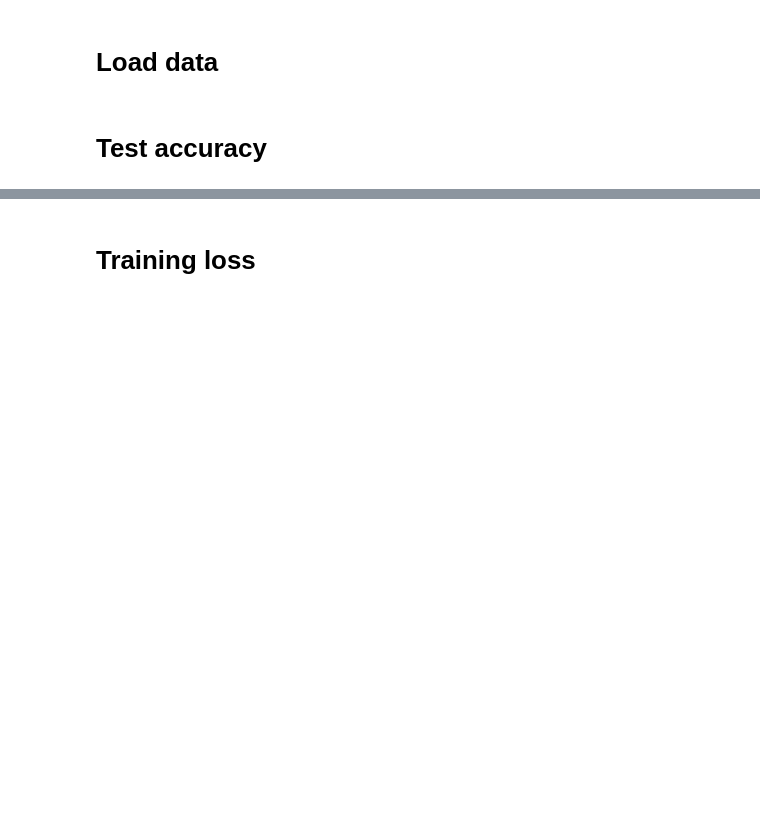
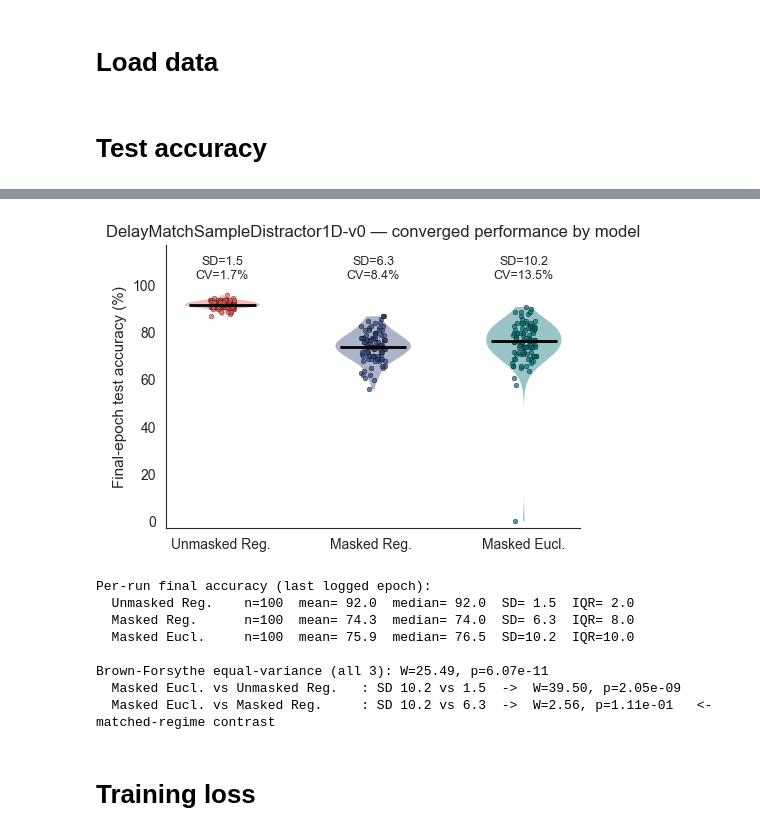
Before and after one commit to LindenParkesLab/neuro_rnn, a Jupyter notebook: scripts/biornn_results_performance.ipynb, the cells around one changed output, grey strips where cells are left out. Saved outputs shown, nothing was run; the diff lists cells and outputs as text; code cells hidden in the pictures; blank space fills up the shorter version.

```diff
--- a/scripts/biornn_results_performance.ipynb
+++ b/scripts/biornn_results_performance.ipynb
@@ -281,3 +557,71 @@ if not check_only:
+# %%
+# ---- Per-run final-epoch accuracy: distribution & variance by model ----
+from scipy import stats as sstats
+utils.set_font_size(11)
+
+# last logged epoch of each run (full 60k horizon), as percent
+final_acc = {}
+for model_idx in range(n_models):
+    k = model_params.kernel_label.iloc[model_idx]
+    final_acc[k] = np.array([loaded_accuracy[model_idx][r][-1] * 100
+                             for r in range(len(loaded_accuracy[model_idx]))])
+
+order = [model_params.kernel_label.iloc[m] for m in range(n_models)]
+colors = utils.get_my_colors(cat_trio=True, as_list=True)[:n_models]
+data = [final_acc[k] for k in order]
+
+fig, ax = plt.subplots(figsize=(5, 3.6))
+parts = ax.violinplot(data, showextrema=False)
+for pc, c in zip(parts['bodies'], colors):
+    pc.set_facecolor(c); pc.set_alpha(0.4); pc.set_edgecolor('none')
+rng = np.random.default_rng(0)
+ymax = max(d.max() for d in data); ymin = min(d.min() for d in data)
+for i, (k, c) in enumerate(zip(order, colors), start=1):
+    y = final_acc[k]
+    ax.scatter(i + rng.uniform(-0.08, 0.08, size=len(y)), y,
+               s=12, color=c, edgecolor='k', linewidth=0.3, alpha=0.7, zorder=3)
+    ax.hlines(np.median(y), i - 0.22, i + 0.22, color='k', lw=2, zorder=4)
+    ax.text(i, ymax + (ymax - ymin) * 0.06,
+            f'SD={y.std(ddof=1):.1f}\nCV={y.std(ddof=1) / y.mean() * 100:.1f}%',
+            ha='center', va='bottom', fontsize=9)
+ax.set_ylim(ymin - 3, ymax + (ymax - ymin) * 0.22)
+ax.set_xticks(range(1, n_models + 1)); ax.set_xticklabels(order)
+ax.set_ylabel('Final-epoch test accuracy (%)')
+ax.set_title(f'{task_names[0]} — converged performance by model')
+sns.despine(); fig.tight_layout()
+if save_figs:
+    fig.savefig(os.path.join(outdir, 'performance_final_accuracy_violins.svg'),
+                dpi=300, bbox_inches='tight', pad_inches=0.01)
+plt.show()
+
+# ---- Is Eucl more variable? Brown-Forsythe (Levene, median-centered) ----
+print('Per-run final accuracy (last logged epoch):')
+for k in order:
+    y = final_acc[k]
+    print(f'  {k:16s} n={len(y):3d}  mean={y.mean():5.1f}  median={np.median(y):5.1f}  '
+          f'SD={y.std(ddof=1):4.1f}  IQR={np.percentile(y, 75) - np.percentile(y, 25):4.1f}')
+
+W, pval = sstats.levene(*data, center='median')
+print(f'\nBrown-Forsythe equal-variance (all {n_models}): W={W:.2f}, p={pval:.2e}')
+eucl_k = next((k for k in order if 'Eucl' in k), None)
+if eucl_k:
+    for k in order:
+        if k == eucl_k:
+            continue
+        s, pp = sstats.levene(final_acc[eucl_k], final_acc[k], center='median')
+        print(f'  {eucl_k} vs {k:16s}: SD {final_acc[eucl_k].std(ddof=1):.1f} vs '
+              f'{final_acc[k].std(ddof=1):.1f}  ->  W={s:.2f}, p={pp:.2e}'
+              + ('   <- matched-regime contrast' if 'Masked' in k and 'Eucl' not in k else ''))
+# %% [output]
+[figure, added]
+Per-run final accuracy (last logged epoch):
+  Unmasked Reg.    n=100  mean= 92.0  median= 92.0  SD= 1.5  IQR= 2.0
+  Masked Reg.      n=100  mean= 74.3  median= 74.0  SD= 6.3  IQR= 8.0
+  Masked Eucl.     n=100  mean= 75.9  median= 76.5  SD=10.2  IQR=10.0
+
+Brown-Forsythe equal-variance (all 3): W=25.49, p=6.07e-11
+  Masked Eucl. vs Unmasked Reg.   : SD 10.2 vs 1.5  ->  W=39.50, p=2.05e-09
+  Masked Eucl. vs Masked Reg.     : SD 10.2 vs 6.3  ->  W=2.56, p=1.11e-01   <- matched-regime contrast
 # %% [markdown]
 # Training loss
 # %%
```
Also changed, not shown: parts of 7 cells of this notebook, 6 other files.
